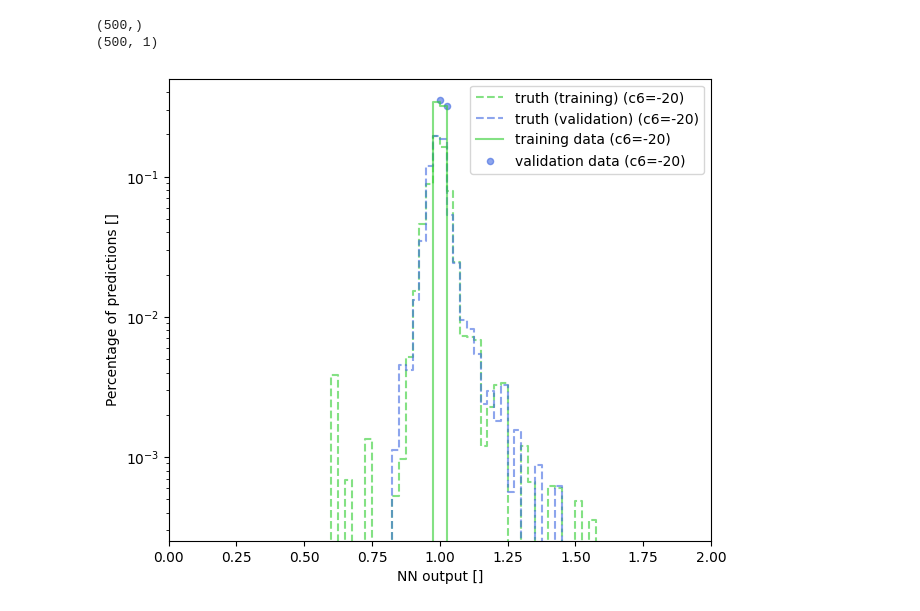
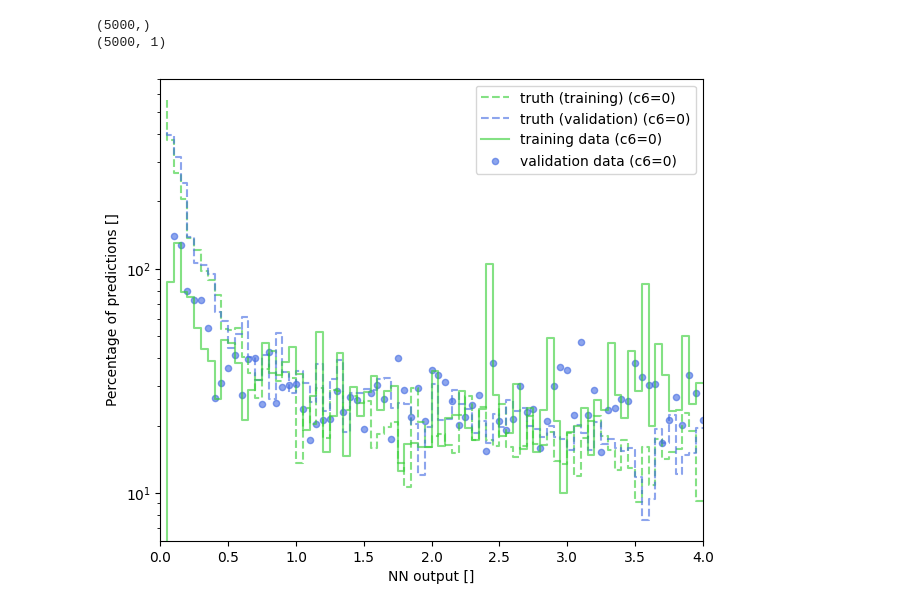
Before and after one commit to hep-cce/nsbi4hep, a Jupyter notebook: plot-alice-outputs.ipynb, the cells around one changed output. Cells and saved outputs as stored; diff of their text form; code cells hidden in the pictures.

```diff
--- a/plot-alice-outputs.ipynb
+++ b/plot-alice-outputs.ipynb
@@ -26,9 +19,9 @@ To enable the following instructions: AVX2 AVX512F AVX512_VNNI FMA, in other ope
 # %%
 SEED=373485
 
-BASE_SIZE=1000
+BASE_SIZE=1000000
 
-OUTPUT_DIR='jobs/alice/run-ten-bs32-1e-5'
+OUTPUT_DIR='jobs/alice/gpudev-three-bs32-1e-5'
 CONF_FILE='alice-config.json'
 SCALER_CONF='scaler.json'
 SAMPLE_DIR='..'
@@ -89,17 +80,17 @@ predictions_val = alice_model.predict(val_set[:,:-2])
 def generate_histograms(data_train, pred_train, data_val, pred_val, num_bins):
     histograms = []
 
-    hist_train = hist.Hist(hist.axis.Regular(num_bins, 0, 2, name='x', label='NN predicted ratio []'))
-    hist_train.fill(tf.squeeze(pred_train/(1-pred_train), axis=1), weight=data_train[:,-1])
+    hist_train = hist.Hist(hist.axis.Regular(num_bins, 0, 4, name='x', label='NN predicted ratio []'))
+    hist_train.fill(tf.squeeze((1-pred_train)/pred_train, axis=1), weight=data_train[:,-1])
 
-    hist_val = hist.Hist(hist.axis.Regular(num_bins, 0, 2, name='x', label='NN predicted ratio []'))
-    hist_val.fill(tf.squeeze(pred_val/(1 - pred_val), axis=1), weight=data_val[:,-1])
+    hist_val = hist.Hist(hist.axis.Regular(num_bins, 0, 4, name='x', label='NN predicted ratio []'))
+    hist_val.fill(tf.squeeze((1 - pred_val)/pred_val, axis=1), weight=data_val[:,-1])
 
-    hist_true = hist.Hist(hist.axis.Regular(num_bins, 0, 2, name='x', label='NN predicted ratio []'))
-    hist_true.fill(data_train[:,-2]/(1 - data_train[:,-2]), weight=data_train[:,-1])
+    hist_true = hist.Hist(hist.axis.Regular(num_bins, 0, 4, name='x', label='NN predicted ratio []'))
+    hist_true.fill((1 - data_train[:,-2])/data_train[:,-2], weight=data_train[:,-1])
 
-    hist_val_true = hist.Hist(hist.axis.Regular(num_bins, 0, 2, name='x', label='NN predicted ratio []'))
-    hist_val_true.fill(data_val[:,-2]/(1-data_val[:,-2]), weight=data_val[:,-1])
+    hist_val_true = hist.Hist(hist.axis.Regular(num_bins, 0, 4, name='x', label='NN predicted ratio []'))
+    hist_val_true.fill((1-data_val[:,-2])/data_val[:,-2], weight=data_val[:,-1])
 
     histograms.append((hist_train.to_numpy(), hist_val.to_numpy(), hist_true.to_numpy(), hist_val_true.to_numpy()))
 
@@ -124,17 +115,17 @@ def plot_histograms(c6_values, histograms, colors, xlim=(0.2,0.8)):
 # %%
 BINS = 80
 
-c6_vals = [-20]
+c6_vals = [0]
 colors = ['limegreen', 'royalblue', 'limegreen', 'royalblue']
 
 print(train_data[:,-2].shape)
 print(predictions_train.shape)
 
 histograms = generate_histograms(train_data, predictions_train, val_data, predictions_val, BINS)
 
-plot_histograms(c6_vals, histograms, colors, xlim=(0,2.0))
+plot_histograms(c6_vals, histograms, colors, xlim=(0,4.0))
 # %% [output]
-(500,)
-(500, 1)
+(5000,)
+(5000, 1)
-[figure, old version]
+[figure, new version]
 # %%
```
Also changed, not shown: parts of 6 cells of this notebook, 1 other file.
